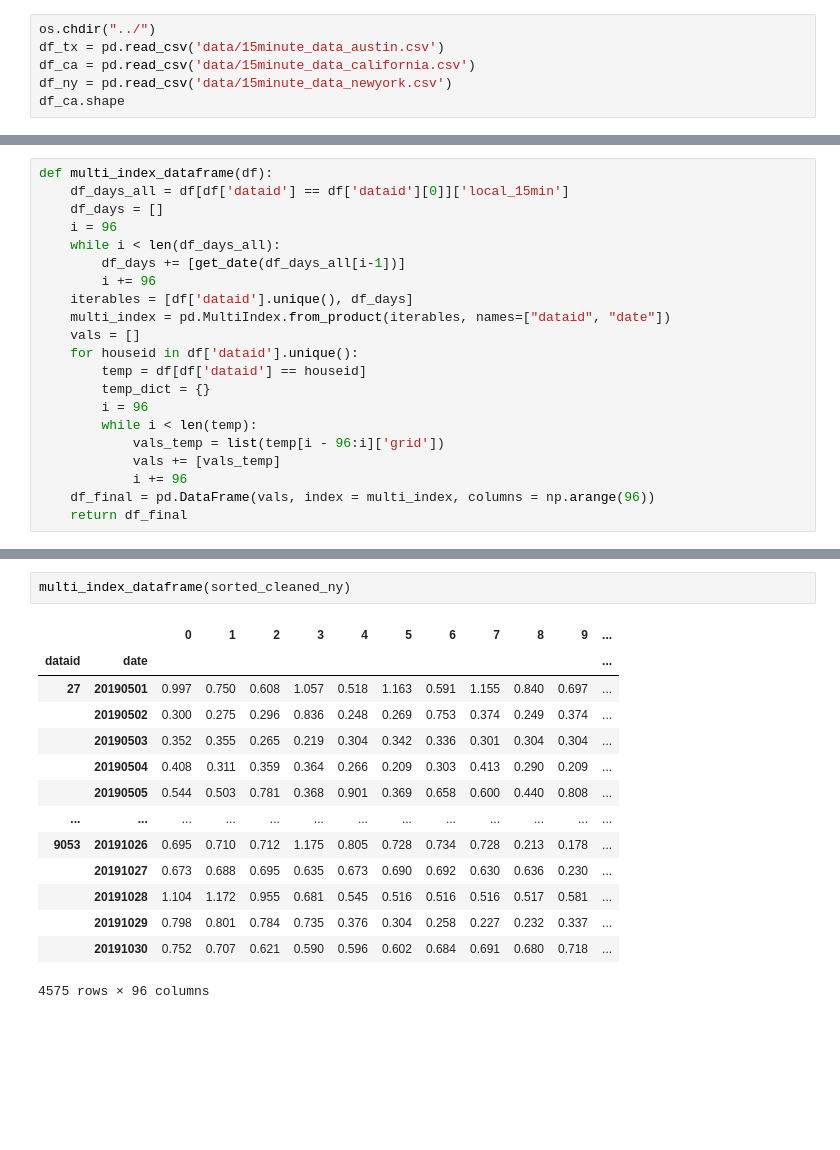
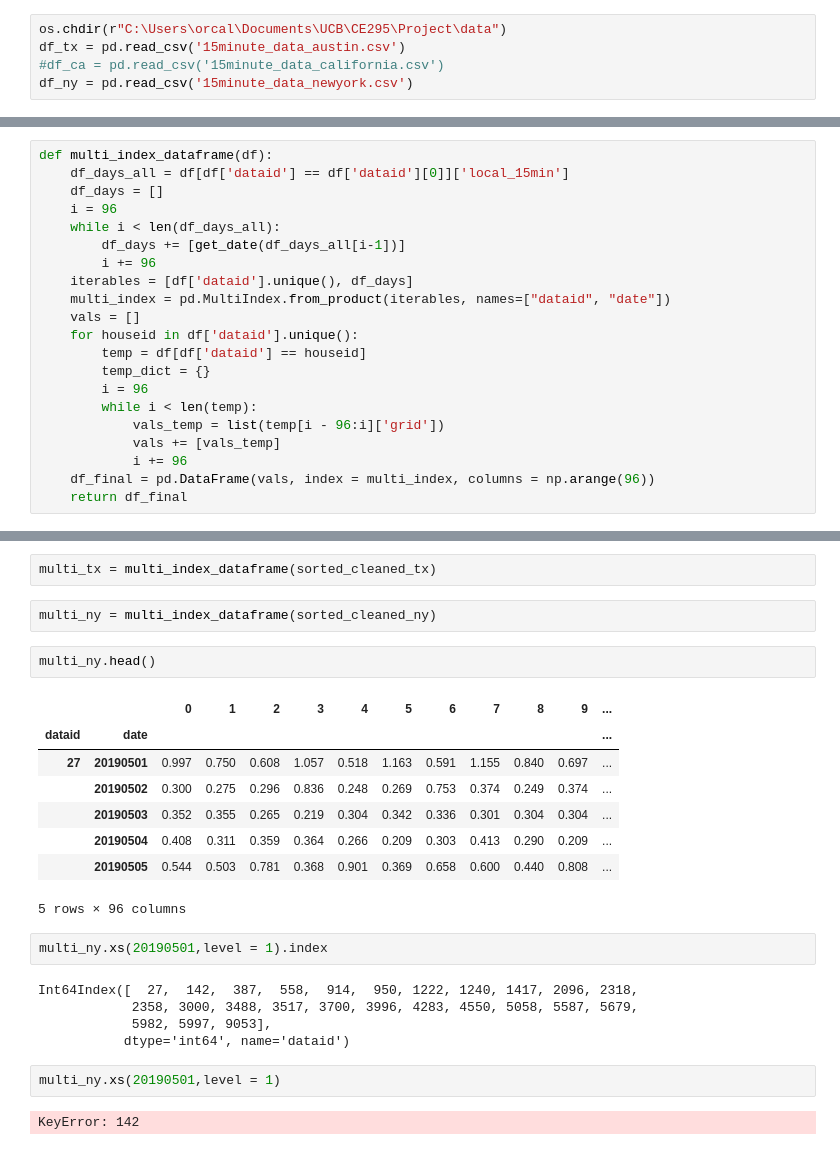
Before and after one commit to Jackson-Le/CE295_Clustering, a Jupyter notebook: v2/Data Interpolation.ipynb, the cells around one changed output, grey strips where cells are left out. Cells and saved outputs as stored; diff of their text form; blank space fills up the shorter version.

```diff
--- a/v2/Data Interpolation.ipynb
+++ b/v2/Data Interpolation.ipynb
@@ -7,6 +9,5 @@ import os
 # %%
-os.chdir("../")
-df_tx = pd.read_csv('data/15minute_data_austin.csv')
-df_ca = pd.read_csv('data/15minute_data_california.csv')
-df_ny = pd.read_csv('data/15minute_data_newyork.csv')
-df_ca.shape
+os.chdir(r"C:\Users\orcal\Documents\UCB\CE295\Project\data")
+df_tx = pd.read_csv('15minute_data_austin.csv')
+#df_ca = pd.read_csv('15minute_data_california.csv')
+df_ny = pd.read_csv('15minute_data_newyork.csv')
@@ -150,17 +132,26 @@ multi_index_dataframe(sorted_cleaned_tx)
-# %%
-multi_index_dataframe(sorted_cleaned_ny)
-# %% [output]
-|  |  | 0 | 1 | 2 | 3 | 4 | 5 | 6 | 7 | 8 | 9 | ... |
-| dataid | date |  |  |  |  |  |  |  |  |  |  | ... |
-| 27 | 20190501 | 0.997 | 0.750 | 0.608 | 1.057 | 0.518 | 1.163 | 0.591 | 1.155 | 0.840 | 0.697 | ... |
-|  | 20190502 | 0.300 | 0.275 | 0.296 | 0.836 | 0.248 | 0.269 | 0.753 | 0.374 | 0.249 | 0.374 | ... |
-|  | 20190503 | 0.352 | 0.355 | 0.265 | 0.219 | 0.304 | 0.342 | 0.336 | 0.301 | 0.304 | 0.304 | ... |
-|  | 20190504 | 0.408 | 0.311 | 0.359 | 0.364 | 0.266 | 0.209 | 0.303 | 0.413 | 0.290 | 0.209 | ... |
-|  | 20190505 | 0.544 | 0.503 | 0.781 | 0.368 | 0.901 | 0.369 | 0.658 | 0.600 | 0.440 | 0.808 | ... |
-| ... | ... | ... | ... | ... | ... | ... | ... | ... | ... | ... | ... | ... |
-| 9053 | 20191026 | 0.695 | 0.710 | 0.712 | 1.175 | 0.805 | 0.728 | 0.734 | 0.728 | 0.213 | 0.178 | ... |
-|  | 20191027 | 0.673 | 0.688 | 0.695 | 0.635 | 0.673 | 0.690 | 0.692 | 0.630 | 0.636 | 0.230 | ... |
-|  | 20191028 | 1.104 | 1.172 | 0.955 | 0.681 | 0.545 | 0.516 | 0.516 | 0.516 | 0.517 | 0.581 | ... |
-|  | 20191029 | 0.798 | 0.801 | 0.784 | 0.735 | 0.376 | 0.304 | 0.258 | 0.227 | 0.232 | 0.337 | ... |
-|  | 20191030 | 0.752 | 0.707 | 0.621 | 0.590 | 0.596 | 0.602 | 0.684 | 0.691 | 0.680 | 0.718 | ... |
-4575 rows × 96 columns
+# %%
+multi_tx = multi_index_dataframe(sorted_cleaned_tx)
+# %%
+multi_ny = multi_index_dataframe(sorted_cleaned_ny)
+# %%
+multi_ny.head()
+# %% [output]
+|  |  | 0 | 1 | 2 | 3 | 4 | 5 | 6 | 7 | 8 | 9 | ... |
+| dataid | date |  |  |  |  |  |  |  |  |  |  | ... |
+| 27 | 20190501 | 0.997 | 0.750 | 0.608 | 1.057 | 0.518 | 1.163 | 0.591 | 1.155 | 0.840 | 0.697 | ... |
+|  | 20190502 | 0.300 | 0.275 | 0.296 | 0.836 | 0.248 | 0.269 | 0.753 | 0.374 | 0.249 | 0.374 | ... |
+|  | 20190503 | 0.352 | 0.355 | 0.265 | 0.219 | 0.304 | 0.342 | 0.336 | 0.301 | 0.304 | 0.304 | ... |
+|  | 20190504 | 0.408 | 0.311 | 0.359 | 0.364 | 0.266 | 0.209 | 0.303 | 0.413 | 0.290 | 0.209 | ... |
+|  | 20190505 | 0.544 | 0.503 | 0.781 | 0.368 | 0.901 | 0.369 | 0.658 | 0.600 | 0.440 | 0.808 | ... |
+5 rows × 96 columns
+# %%
+multi_ny.xs(20190501,level = 1).index
+# %% [output]
+Int64Index([  27,  142,  387,  558,  914,  950, 1222, 1240, 1417, 2096, 2318,
+            2358, 3000, 3488, 3517, 3700, 3996, 4283, 4550, 5058, 5587, 5679,
+            5982, 5997, 9053],
+           dtype='int64', name='dataid')
+# %%
+multi_ny.xs(20190501,level = 1)
+# %% [output]
+KeyError: 142
```
Also changed, not shown: parts of 7 cells of this notebook.
